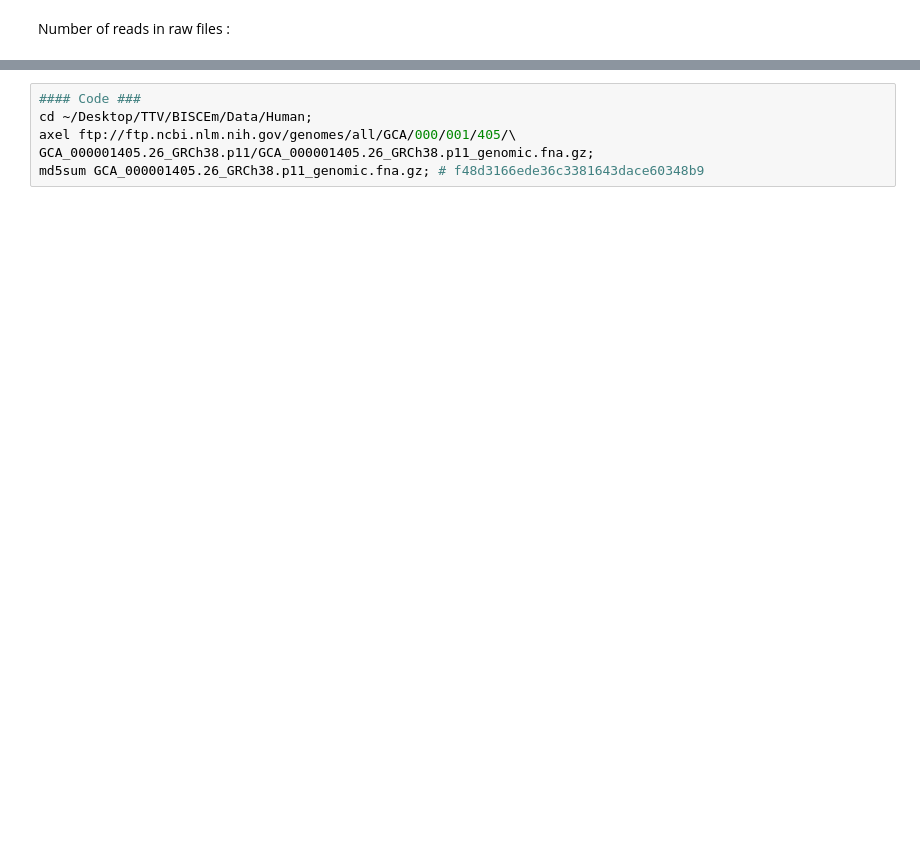
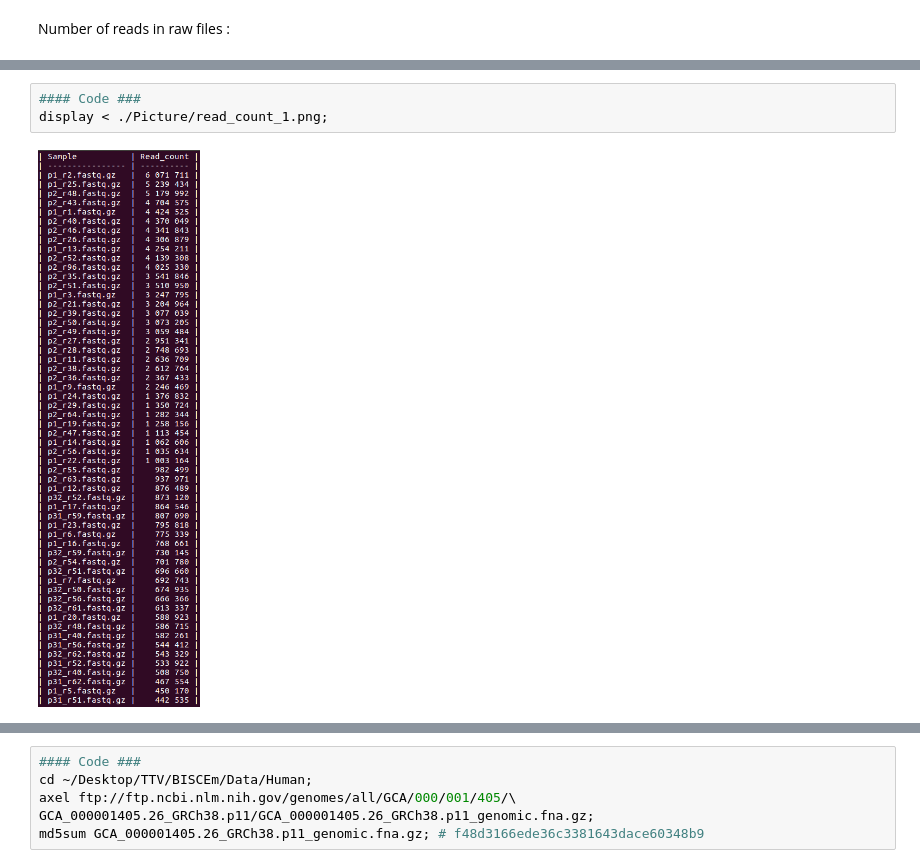
Before and after one commit to ScaonE/TTV, a Jupyter notebook: ttv_project.ipynb, the cells around one changed output, grey strips where cells are left out. Drawn from its saved outputs; the diff is of its cells as text; blank space fills up the shorter version.

```diff
--- a/ttv_project.ipynb
+++ b/ttv_project.ipynb
@@ -78,0 +93,5 @@ chromium-browser https://docs.google.com/spreadsheets/d/\
+# %%
+#### Code ###
+display < ./Picture/read_count_1.png;
+# %% [output]
+[figure, added]
```
Also changed, not shown: parts of 56 cells of this notebook.
